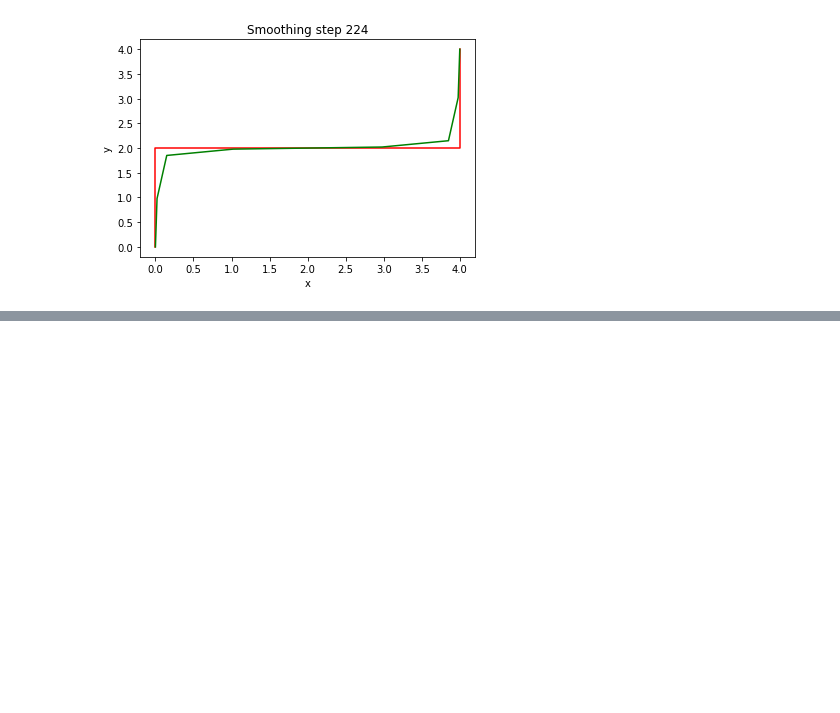
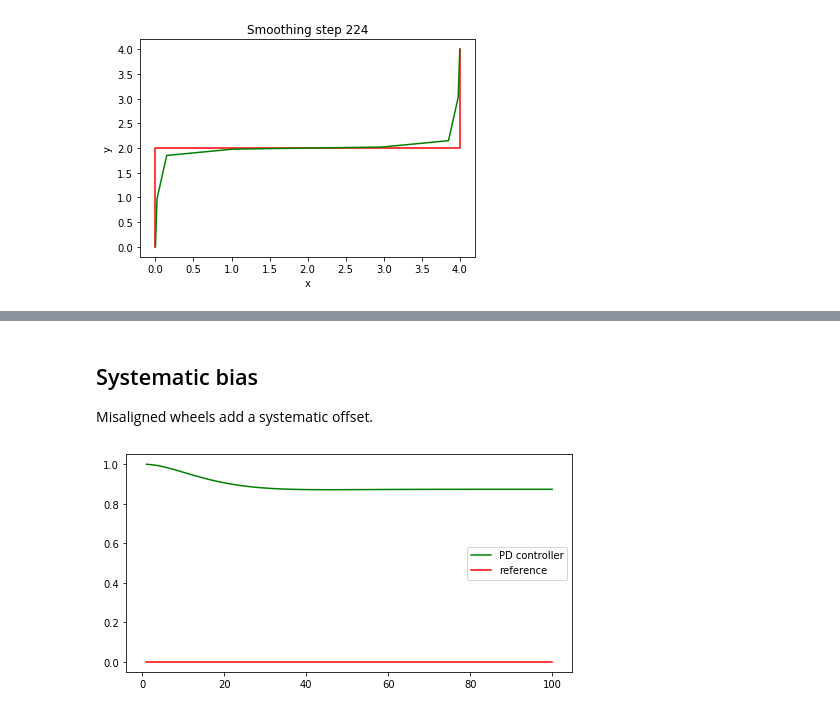
Before and after one commit to NNiehof/ArtificialIntelligenceForRobotics, a Jupyter notebook: PID control/Lesson_15_PID_control.ipynb, the cells around one changed output, grey strips where cells are left out. Saved outputs shown, nothing was run; the diff lists cells and outputs as text; code cells hidden in the pictures; blank space fills up the shorter version.

```diff
--- a/PID control/Lesson_15_PID_control.ipynb
+++ b/PID control/Lesson_15_PID_control.ipynb
@@ -160,0 +428,21 @@ plot_smooth(path)
+# %% [markdown]
+## Systematic bias
+Misaligned wheels add a systematic offset.
+# %%
+# PD control
+robot = Robot()
+robot.set(0.0, 1.0, 0.0)
+# add a steering drift
+robot.set_steering_drift(10.0 / 180 * np.pi)
+x_trajectory, y_trajectory = run(robot, 0.2, 3.0, n=100)
+n = len(x_trajectory)
+
+fig, ax1 = plt.subplots(1, 1, figsize=(8, 4))
+plt.close()
+ax1.cla()
+ax1.plot(x_trajectory, y_trajectory, 'g', label='PD controller')
+ax1.plot(x_trajectory, np.zeros(n), 'r', label='reference')
+ax1.legend()
+display(fig)
+# %% [output]
+[figure, added]
```
Also changed, not shown: parts of 13 cells of this notebook.
